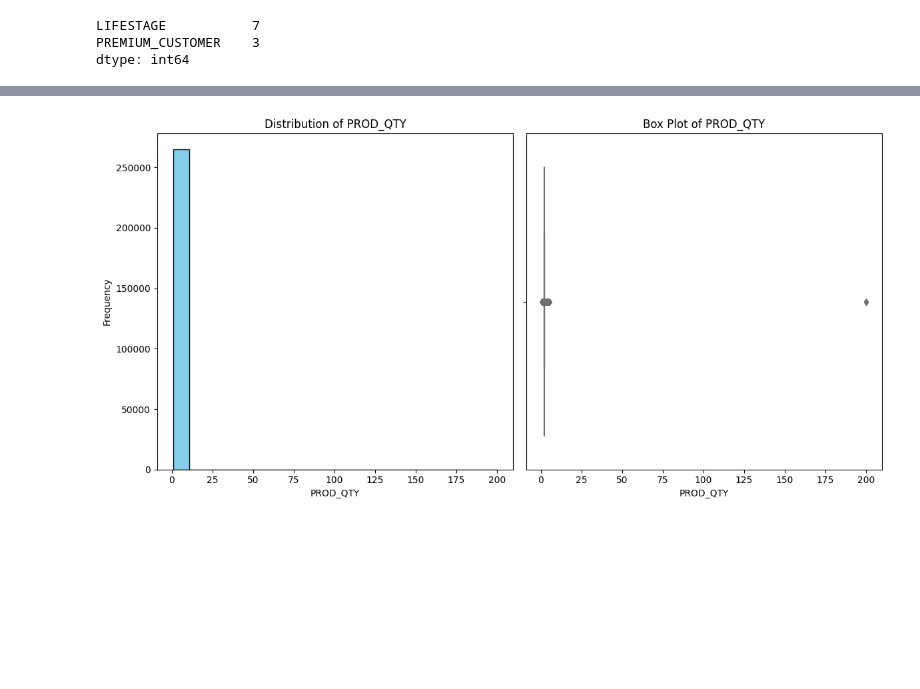
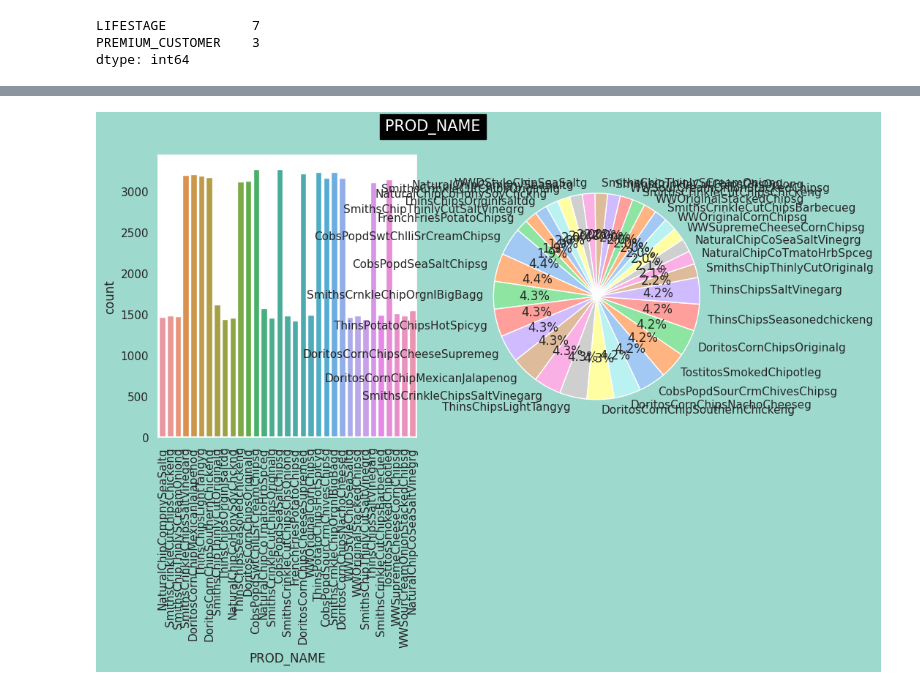
Before and after one commit to abdyraman/quantium, a Jupyter notebook: quantium.ipynb, the cells around one changed output, grey strips where cells are left out. Cells and saved outputs as stored; diff of their text form; code cells hidden in the pictures; blank space fills up the shorter version.

```diff
--- a/quantium.ipynb
+++ b/quantium.ipynb
@@ -109,0 +121,3 @@ DATE [43390 43599 43605 43329 43330 43604 43601 43332 43602 43603 43600 43326
+# %%
+for col in transactions_df.columns:
+        print(col, transactions_df[col].unique())
@@ -117,28 +149,25 @@ LIFESTAGE           7
 PREMIUM_CUSTOMER    3
 dtype: int64
 # %%
-import seaborn as sns
-import matplotlib.pyplot as plt
+def visualisations_objects_columns(behaviors_df):
+    sns.set(rc={"axes.facecolor": "white", "figure.facecolor": "#9ed9cd"})
+    sns.set_palette("pastel")
 
-# Assuming unique_counts_objects is a Series containing the number of unique values for each categorical variable
+    # Loop through each categorical variable and create countplot and pie chart
+    for col in behaviors_df.select_dtypes(include=['object']).columns:
+        # Check if the number of unique values is not too high for better visualization
+        if behaviors_df[col].nunique():
+            fig, axes = plt.subplots(1, 2, figsize=(10, 5))
 
-sns.set(rc={"axes.facecolor": "white", "figure.facecolor": "#9ed9cd"})
-sns.set_palette("pastel")
+            # Countplot
+            ax1 = sns.countplot(data=behaviors_df, x=col, ax=axes[0])
+            ax1.set_xticklabels(ax1.get_xticklabels(), rotation=90)
 
-# Loop through each categorical variable and create countplot and pie chart
-for col in unique_counts_objects_behaviors.index:
+            # Pie chart
+            count_values = behaviors_df[col].value_counts()
+            ax2 = axes[1]
+            ax2.pie(count_values, labels=count_values.index, autopct='%1.1f%%', startangle=140)
+            ax2.set_aspect("equal")  # Equal aspect ratio ensures that pie is drawn as a circle.
 
-    fig, axes = plt.subplots(1, 2, figsize=(10, 5))
-
-    # Countplot
-    ax1 = sns.countplot(data=behaviors_df, x=col, ax=axes[0])
-    ax1.set_xticklabels(ax1.get_xticklabels(), rotation=90)
-
-    # Pie chart
-    count_values = behaviors_df[col].value_counts()
-    ax2 = axes[1]
-    ax2.pie(count_values, labels=count_values.index, autopct='%1.1f%%', startangle=140)
-    ax2.set_aspect("equal")  # Equal aspect ratio ensures that pie is drawn as a circle.
-
-    plt.suptitle(col, backgroundcolor='black', color='white', fontsize=15)
-    plt.show()
+            plt.suptitle(col, backgroundcolor='black', color='white', fontsize=15)
+            plt.show()
@@ -148,23 +179,23 @@ for col in unique_counts_objects_behaviors.index:
+# %%
+visualisations_objects_columns(transactions_df)
+# %% [output]
+[figure, added]
 # %%
+# Assuming transactions_df is your DataFrame
+def plot_histogram_and_boxplot(transactions_df, column_name):
+    plt.figure(figsize=(12, 6))
 
-import seaborn as sns  # Import Seaborn for improved visualizations
+    # Plot the histogram
+    plt.subplot(1, 2, 1)
+    plt.hist(transactions_df[column_name], bins=20, color='skyblue', edgecolor='black')
+    plt.title(f'Distribution of {column_name}')
+    plt.xlabel(column_name)
+    plt.ylabel('Frequency')
 
-# Assuming transactions_df is your DataFrame
-plt.figure(figsize=(12, 6))
+    # Plot the box plot
+    plt.subplot(1, 2, 2)
+    sns.boxplot(x=transactions_df[column_name], color='skyblue')
+    plt.title(f'Box Plot of {column_name}')
 
-# Plot the histogram
-plt.subplot(1, 2, 1)
-plt.hist(transactions_df['PROD_QTY'], bins=20, color='skyblue', edgecolor='black')
-plt.title('Distribution of PROD_QTY')
-plt.xlabel('PROD_QTY')
-plt.ylabel('Frequency')
-
-# Plot the box plot
-plt.subplot(1, 2, 2)
-sns.boxplot(x=transactions_df['PROD_QTY'], color='skyblue')
-plt.title('Box Plot of PROD_QTY')
-
-plt.tight_layout()  # Adjust layout to prevent overlap
-plt.show()
+    plt.tight_layout()  # Adjust layout to prevent overlap
+    plt.show()
-# %% [output]
-[figure, removed]
```
Also changed, not shown: parts of 18 cells of this notebook.
